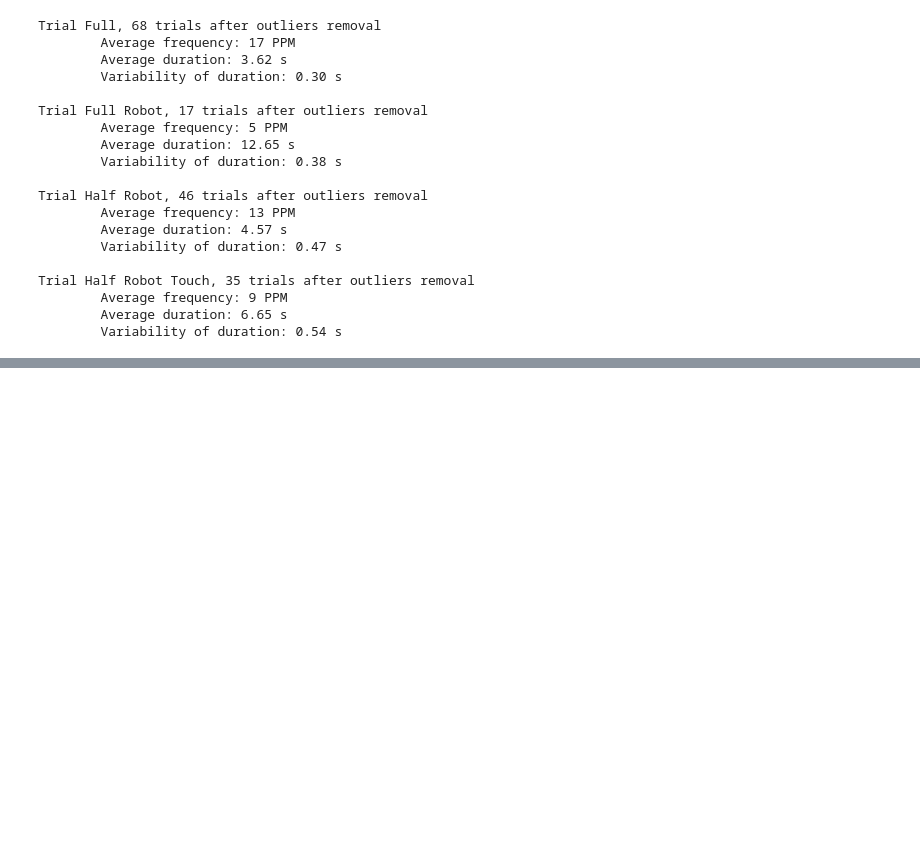
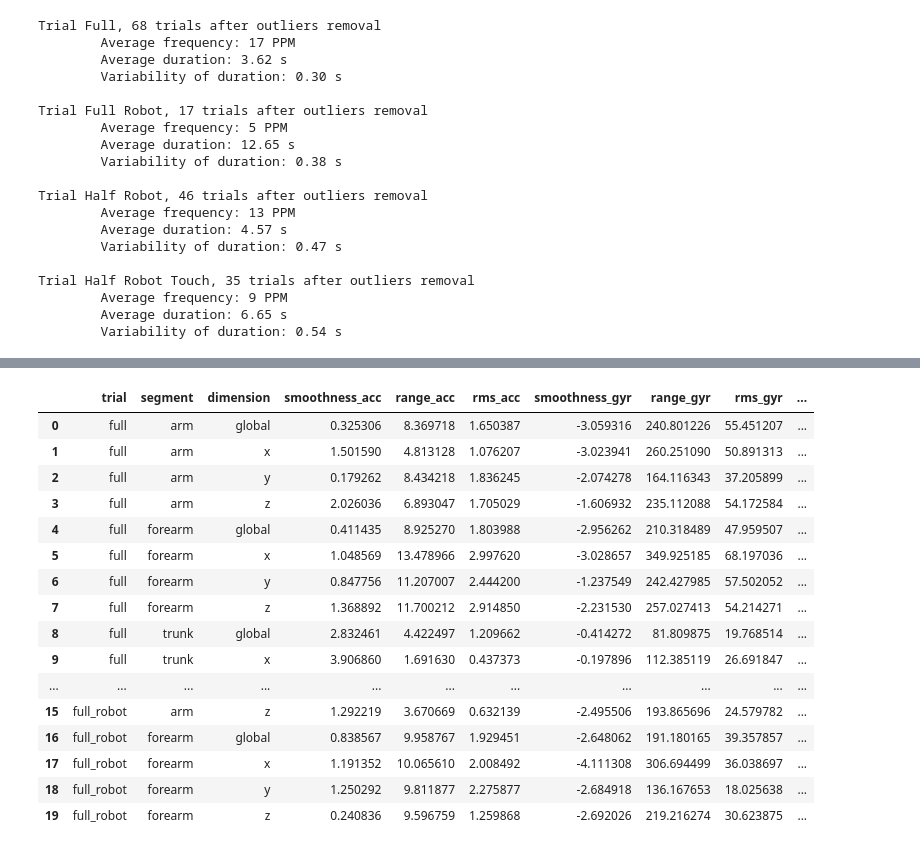
Before and after one commit to SmRanaldi/brisk, a Jupyter notebook: notebooks/average_profiles.ipynb, the cells around one changed output, grey strips where cells are left out. Saved outputs shown, nothing was run; the diff lists cells and outputs as text; code cells hidden in the pictures; blank space fills up the shorter version.

```diff
--- a/notebooks/average_profiles.ipynb
+++ b/notebooks/average_profiles.ipynb
@@ -91,0 +115,21 @@ Trial Half Robot Touch, 35 trials after outliers removal
+# %%
+pp = parameters.global_parameters(subject)
+pp.head(20)
+# %% [output]
+|  | trial | segment | dimension | smoothness_acc | range_acc | rms_acc | smoothness_gyr | range_gyr | rms_gyr | ... |
+| 0 | full | arm | global | 0.325306 | 8.369718 | 1.650387 | -3.059316 | 240.801226 | 55.451207 | ... |
+| 1 | full | arm | x | 1.501590 | 4.813128 | 1.076207 | -3.023941 | 260.251090 | 50.891313 | ... |
+| 2 | full | arm | y | 0.179262 | 8.434218 | 1.836245 | -2.074278 | 164.116343 | 37.205899 | ... |
+| 3 | full | arm | z | 2.026036 | 6.893047 | 1.705029 | -1.606932 | 235.112088 | 54.172584 | ... |
+| 4 | full | forearm | global | 0.411435 | 8.925270 | 1.803988 | -2.956262 | 210.318489 | 47.959507 | ... |
+| 5 | full | forearm | x | 1.048569 | 13.478966 | 2.997620 | -3.028657 | 349.925185 | 68.197036 | ... |
+| 6 | full | forearm | y | 0.847756 | 11.207007 | 2.444200 | -1.237549 | 242.427985 | 57.502052 | ... |
+| 7 | full | forearm | z | 1.368892 | 11.700212 | 2.914850 | -2.231530 | 257.027413 | 54.214271 | ... |
+| 8 | full | trunk | global | 2.832461 | 4.422497 | 1.209662 | -0.414272 | 81.809875 | 19.768514 | ... |
+| 9 | full | trunk | x | 3.906860 | 1.691630 | 0.437373 | -0.197896 | 112.385119 | 26.691847 | ... |
+| ... | ... | ... | ... | ... | ... | ... | ... | ... | ... | ... |
+| 15 | full_robot | arm | z | 1.292219 | 3.670669 | 0.632139 | -2.495506 | 193.865696 | 24.579782 | ... |
+| 16 | full_robot | forearm | global | 0.838567 | 9.958767 | 1.929451 | -2.648062 | 191.180165 | 39.357857 | ... |
+| 17 | full_robot | forearm | x | 1.191352 | 10.065610 | 2.008492 | -4.111308 | 306.694499 | 36.038697 | ... |
+| 18 | full_robot | forearm | y | 1.250292 | 9.811877 | 2.275877 | -2.684918 | 136.167653 | 18.025638 | ... |
+| 19 | full_robot | forearm | z | 0.240836 | 9.596759 | 1.259868 | -2.692026 | 219.216274 | 30.623875 | ... |
```
Also changed, not shown: parts of 1 cell of this notebook, 2 other files.
